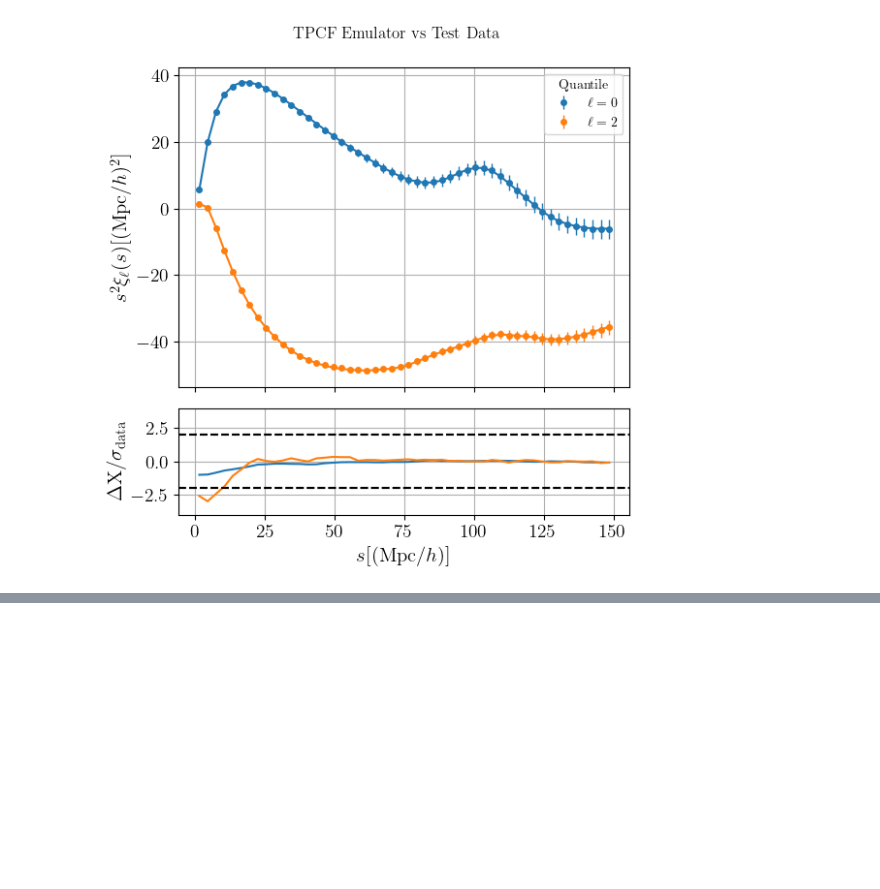
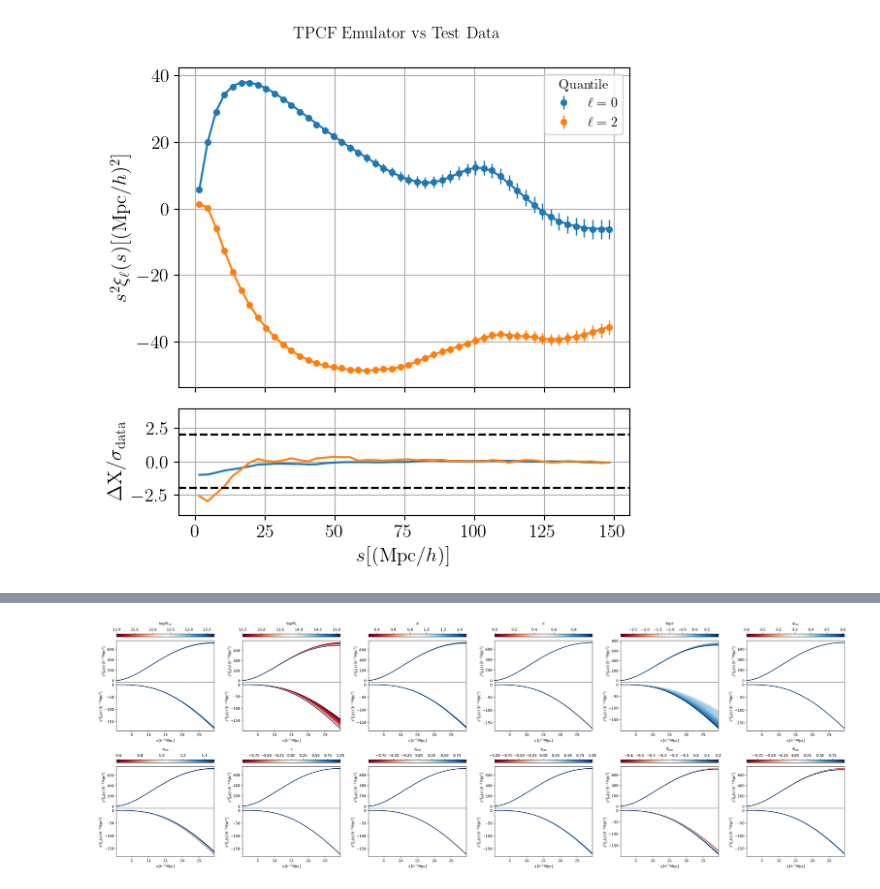
Before and after one commit to epaillas/acm, a Jupyter notebook: scripts/bgs/training/control_plots.ipynb, the cells around one changed output, grey strips where cells are left out. Cells and saved outputs as stored; diff of their text form; code cells hidden in the pictures; blank space fills up the shorter version.

```diff
--- a/scripts/bgs/training/control_plots.ipynb
+++ b/scripts/bgs/training/control_plots.ipynb
@@ -56,0 +287,10 @@ fig.suptitle(f'{stat_name.upper()} Emulator vs Test Data', y=0.95);
+# %%
+# DS_XIQQ
+obs = get_class_from_module('acm.observables.bgs', 'ds_xiqq')(select_filters={'cosmo_idx':0, 'hod_idx':61})
+default_values = {k: v for k, v in zip(obs.x_names, obs.x.values)}
+priors, ranges, labels = get_priors(hod_class=Bouchard25)
+
+param_predictions, param_variations = get_model_sensitivity(obs, ranges)
+plot_ds_sensitivity(param_predictions, param_variations, obs, quantile=0, param_names=hod_params, labels=labels);
+# %% [output]
+[figure, added]
```
Also changed, not shown: parts of 6 cells of this notebook.
